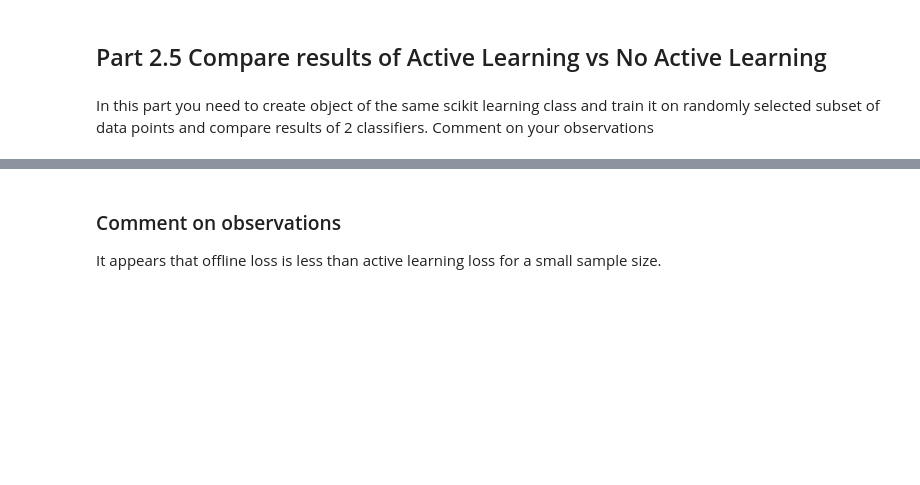
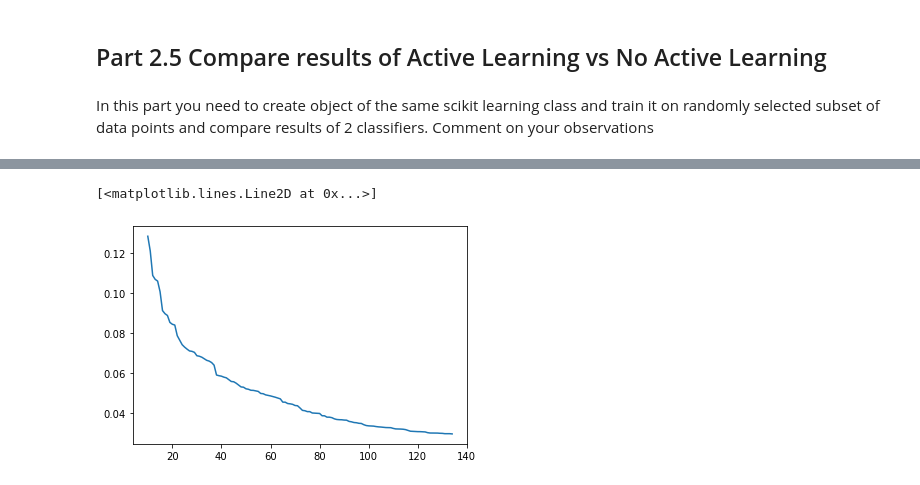
Before and after one commit to ryanquinnnelson/CMU-02750-Query-Selection-Methods-in-Active-Learning, a Jupyter notebook: HW2Q2_ryan.ipynb, the cells around one changed output, grey strips where cells are left out. Saved outputs shown, nothing was run; the diff lists cells and outputs as text; code cells hidden in the pictures; blank space fills up the shorter version.

```diff
--- a/HW2Q2_ryan.ipynb
+++ b/HW2Q2_ryan.ipynb
@@ -197,3 +143,24 @@ Offline loss (no active learning): 0.12834812664522305
-# %% [markdown]
-### Comment on observations
-It appears that offline loss is less than active learning loss for a small sample size.
+# %%
+# copy data for use with this section
+X_train_OFF = copy.deepcopy(X_train)
+y_train_OFF = copy.deepcopy(y_train)
+
+losses_OFF = [None for i in range(10)]  # ignore first 10
+lr = LogisticRegression()
+
+# consider performance of model as more and more samples are added
+for t in range(10,135):
+
+    # select sample
+    x_t = X_train_OFF[:t]
+    y_t = y_train_OFF[:t]
+
+    # train model
+    lr.fit(x_t, y_t)
+    loss = log_loss(y_test, lr.predict_proba(X_test))
+    losses_OFF.append(loss)
+# %%
+plt.plot(losses_OFF)
+# %% [output]
+[<matplotlib.lines.Line2D at 0x...>]
+[figure, added]
```
Also changed, not shown: parts of 10 cells of this notebook, 2 other files.
